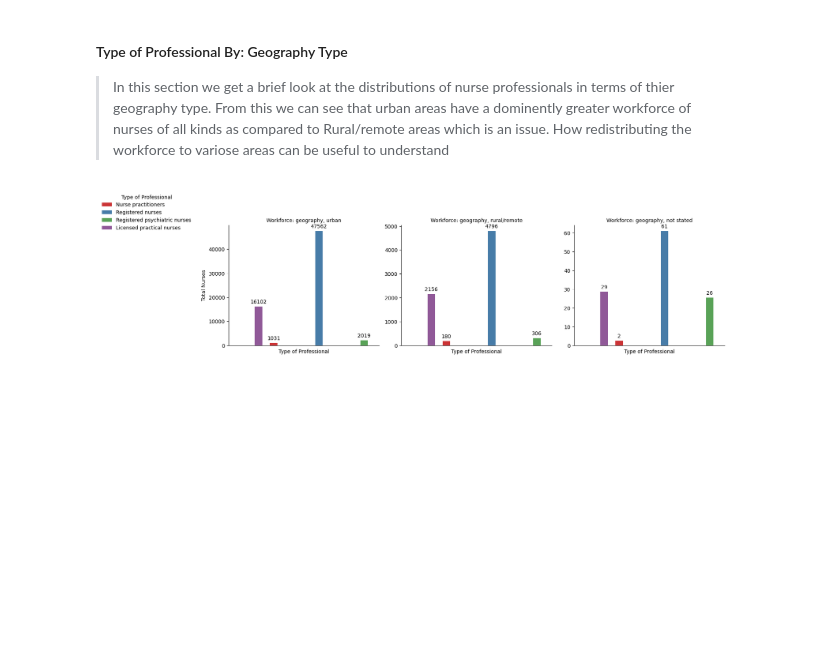
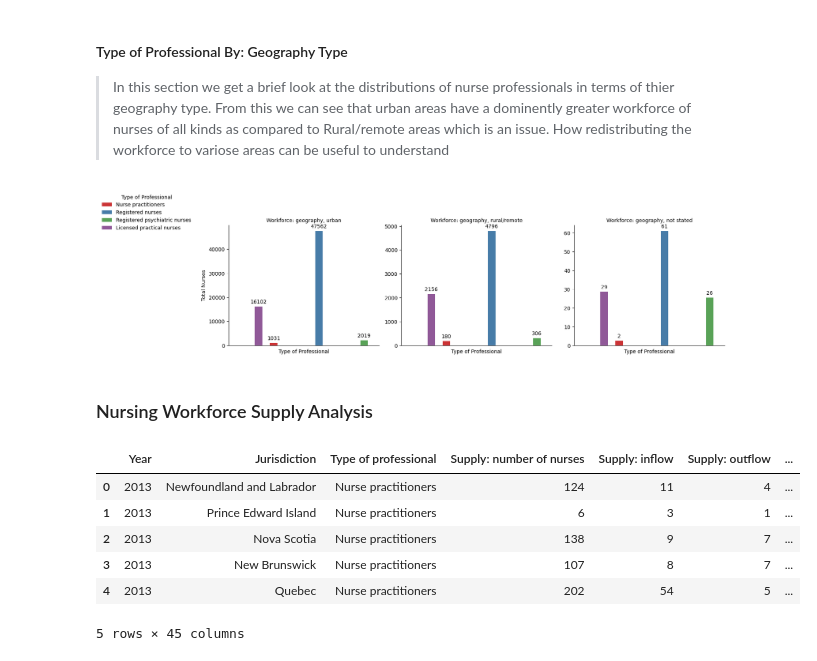
Before and after one commit to GP254/Canadian-Nursing-Workforce-and-Facility-Analysis, a Jupyter notebook: Canadian-Nursing-Workforce-and-Facility-Analysis.ipynb, the cells around one changed output. Cells and saved outputs as stored; diff of their text form; code cells hidden in the pictures; blank space fills up the shorter version.

```diff
--- a/Canadian-Nursing-Workforce-and-Facility-Analysis.ipynb
+++ b/Canadian-Nursing-Workforce-and-Facility-Analysis.ipynb
@@ -275,3 +277,16 @@ plt.tight_layout()
 plt.show()
 # %% [output]
 [figure]
+# %% [markdown]
+### Nursing Workforce Supply Analysis
+# %%
+nursing_supply.columns = nursing_supply.columns.str.replace('\n', '')
+nursing_supply.head()
+# %% [output]
+|  | Year | Jurisdiction | Type of professional | Supply: number of nurses | Supply: inflow | Supply: outflow | ... |
+| 0 | 2013 | Newfoundland and Labrador | Nurse practitioners | 124 | 11 | 4 | ... |
+| 1 | 2013 | Prince Edward Island | Nurse practitioners | 6 | 3 | 1 | ... |
+| 2 | 2013 | Nova Scotia | Nurse practitioners | 138 | 9 | 7 | ... |
+| 3 | 2013 | New Brunswick | Nurse practitioners | 107 | 8 | 7 | ... |
+| 4 | 2013 | Quebec | Nurse practitioners | 202 | 54 | 5 | ... |
+5 rows × 45 columns
```
Also changed, not shown: parts of 11 cells of this notebook.
